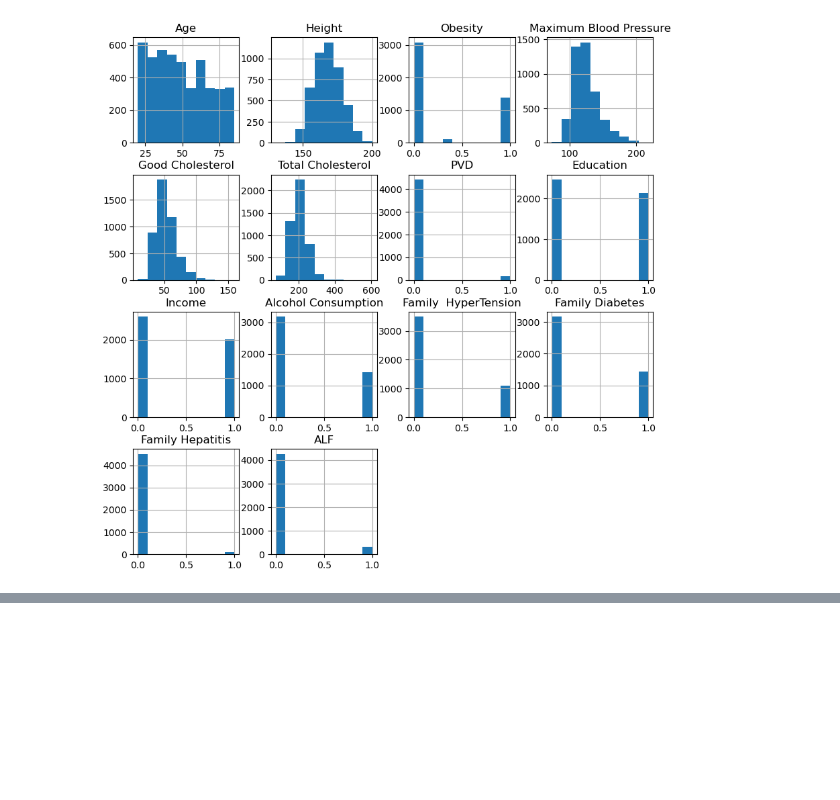
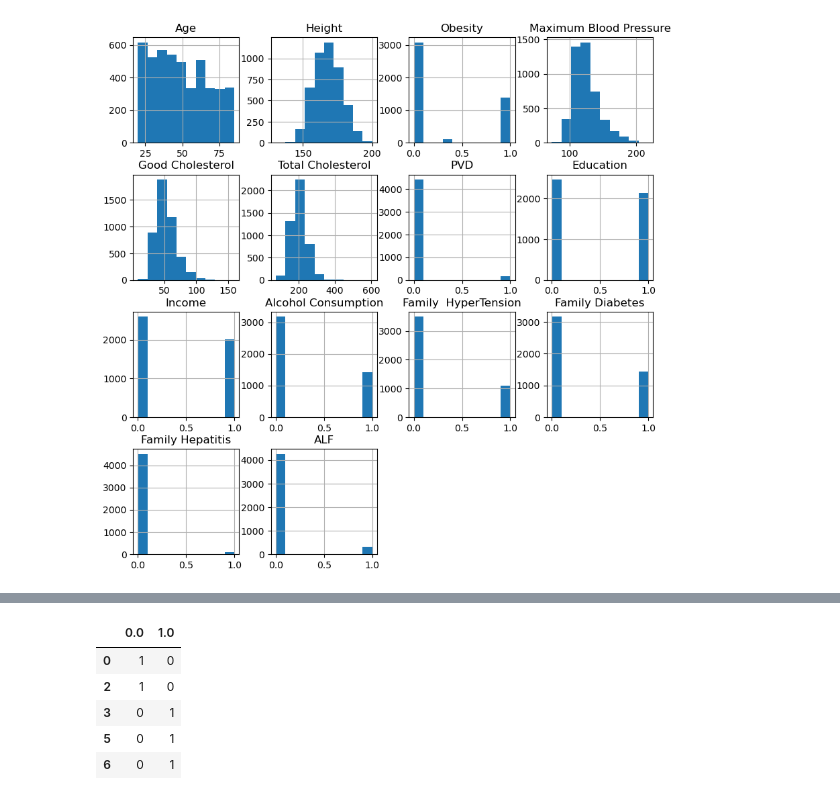
Before and after one commit to Jacinda-G/Capstone-AcuteLiverFailure, a Jupyter notebook: Kaggle ALF dataset/Acute Liver Failure.ipynb, the cells around one changed output, grey strips where cells are left out. Cells and saved outputs as stored; diff of their text form; code cells hidden in the pictures; blank space fills up the shorter version.

```diff
--- a/Kaggle ALF dataset/Acute Liver Failure.ipynb
+++ b/Kaggle ALF dataset/Acute Liver Failure.ipynb
@@ -365,0 +390,11 @@ The P-Value of the T-Test for Total Cholesterol and ALF is: 0.12891024237807938
+# %%
+#creating dummies for Education
+edu_dummies = pd.get_dummies(df['Education'])
+edu_dummies.head()
+# %% [output]
+|  | 0.0 | 1.0 |
+| 0 | 1 | 0 |
+| 2 | 1 | 0 |
+| 3 | 0 | 1 |
+| 5 | 0 | 1 |
+| 6 | 0 | 1 |
```
Also changed, not shown: parts of 26 cells of this notebook, 1 other file.
